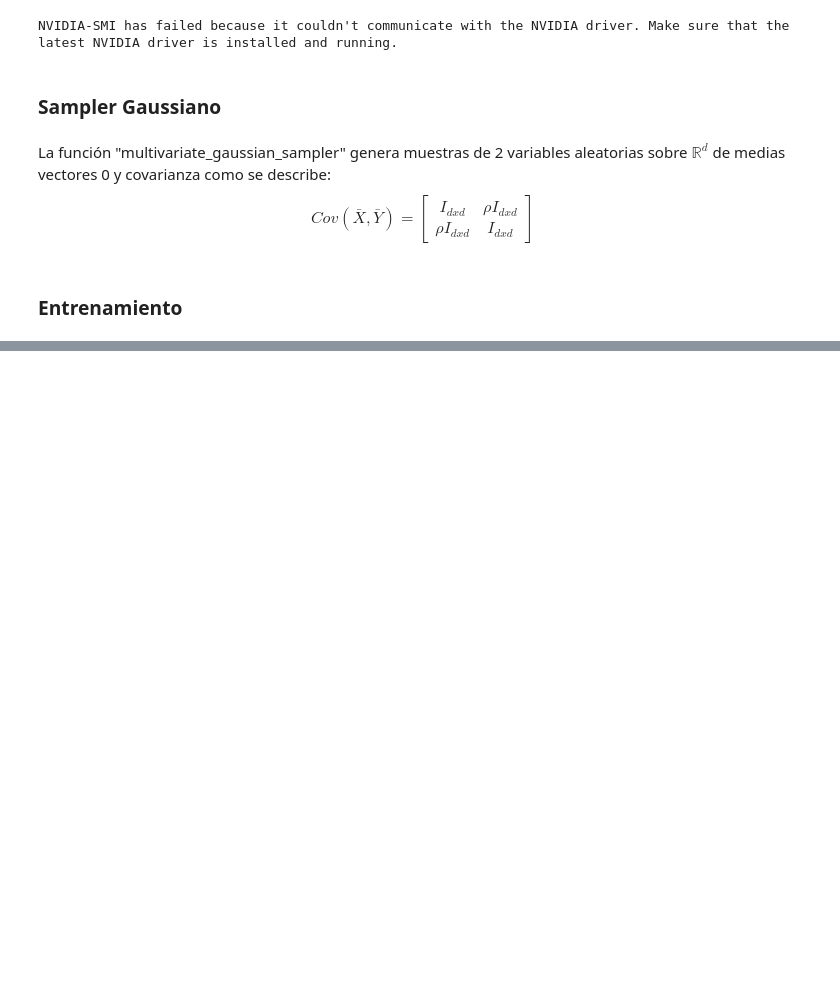
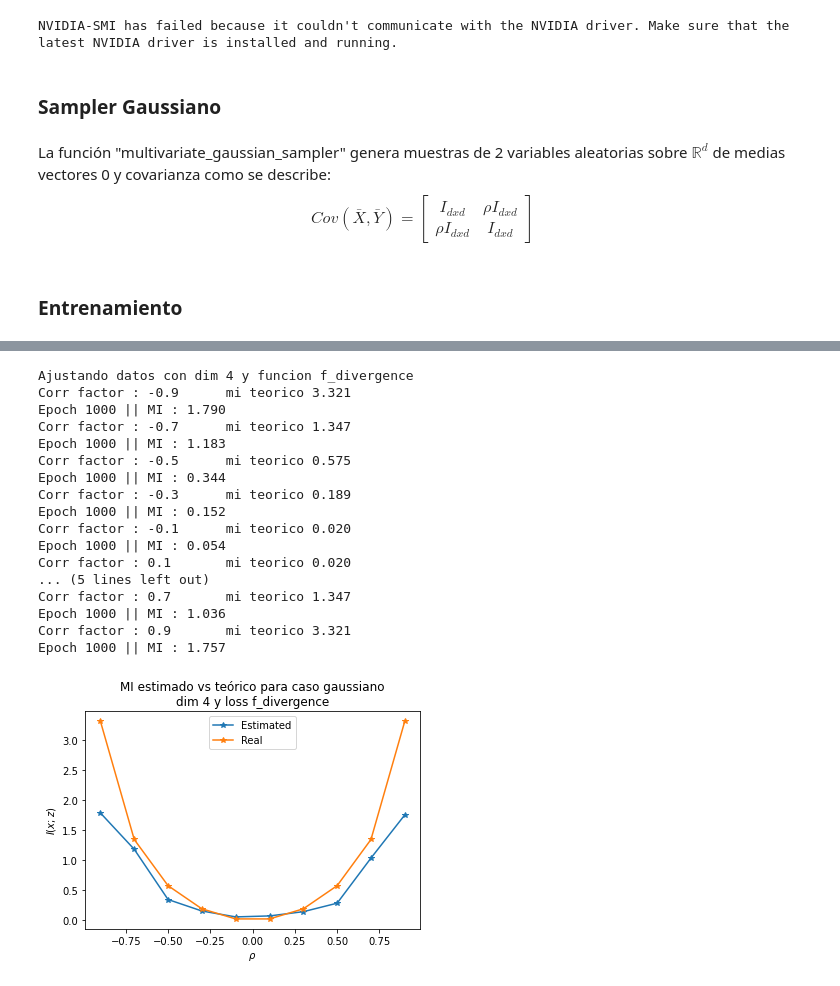
Before and after one commit to MartinVIllesca/Curso-teoria-informacion, a Jupyter notebook: Tarea_Capsula_1.ipynb, the cells around one changed output, grey strips where cells are left out. Saved outputs shown, nothing was run; the diff lists cells and outputs as text; code cells hidden in the pictures; blank space fills up the shorter version.

```diff
--- a/Tarea_Capsula_1.ipynb
+++ b/Tarea_Capsula_1.ipynb
@@ -381,0 +343,23 @@ for dim in [4, 6]:
+# %%
+name, fn = ('f_divergence', f_divergence_loss)
+dim = 4
+estimar_mi(dim, name, fn)
+# %% [output]
+Ajustando datos con dim 4 y funcion f_divergence
+Corr factor : -0.9      mi teorico 3.321
+Epoch 1000 || MI : 1.790
+Corr factor : -0.7      mi teorico 1.347
+Epoch 1000 || MI : 1.183
+Corr factor : -0.5      mi teorico 0.575
+Epoch 1000 || MI : 0.344
+Corr factor : -0.3      mi teorico 0.189
+Epoch 1000 || MI : 0.152
+Corr factor : -0.1      mi teorico 0.020
+Epoch 1000 || MI : 0.054
+Corr factor : 0.1       mi teorico 0.020
+... (5 lines left out)
+Corr factor : 0.7       mi teorico 1.347
+Epoch 1000 || MI : 1.036
+Corr factor : 0.9       mi teorico 3.321
+Epoch 1000 || MI : 1.757
+[figure, added]
```
Also changed, not shown: parts of 7 cells of this notebook.
